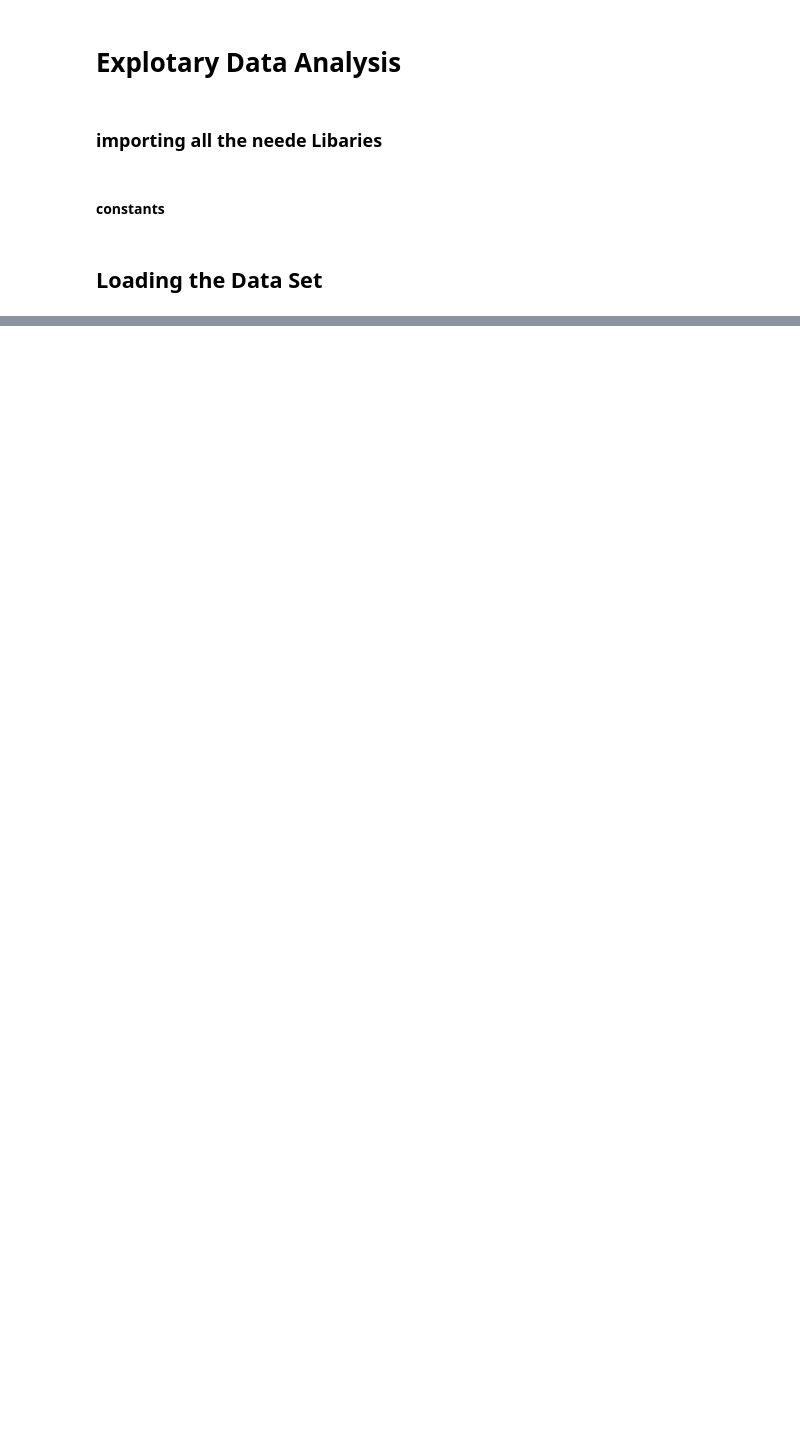
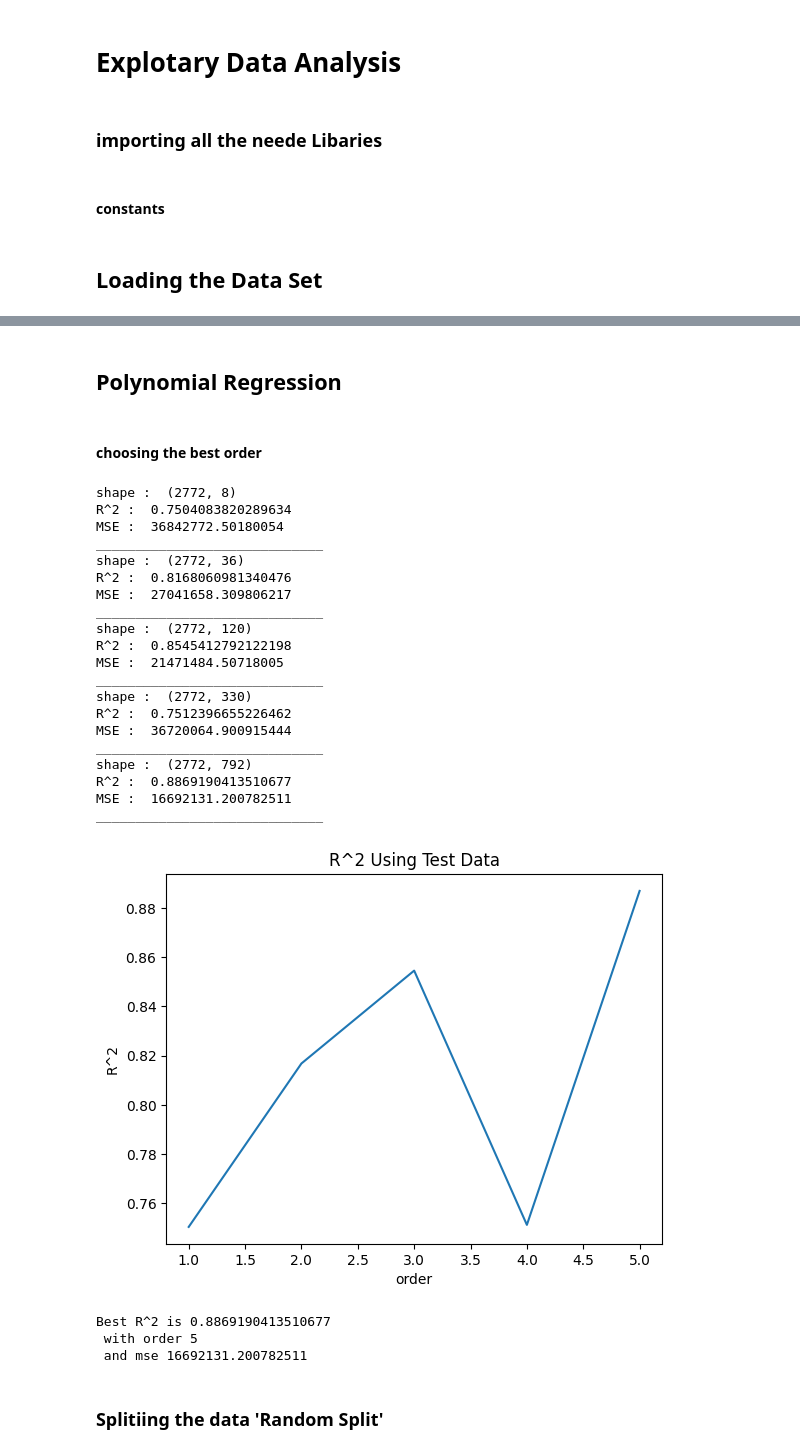
Before and after one commit to imadbenmadi/Medical-Insurance-Price-Prediction, a Jupyter notebook: notebooks/02_Modeling.ipynb, the cells around one changed output, grey strips where cells are left out. Drawn from its saved outputs; the diff is of its cells as text; code cells hidden in the pictures; blank space fills up the shorter version.

```diff
--- a/notebooks/02_Modeling.ipynb
+++ b/notebooks/02_Modeling.ipynb
@@ -26,0 +62,3 @@ df.head()
+# %%
+df.replace("yes",1,inplace=True)
+df.replace("no",0,inplace=True)
@@ -26,0 +67,8 @@ df.head()
+# %%
+lm = LinearRegression()
+x = df[['smoker']]
+y = df['charges']
+lm.fit(x, y)
+yhat = lm.predict(x)
+print('R2:', r2_score(y, yhat))
+print('MSE:', mean_squared_error(y, yhat))
@@ -26,0 +86,8 @@ df.head()
+# %%
+x = df[['age','male','female', 'bmi', 'no_of_children', 'smoker', 'region']]
+y = df['charges']
+lm.fit(x, y)
+yhat = lm.predict(x)
+print('R2:', r2_score(y, yhat))
+print('MSE:', mean_squared_error(y, yhat))
+# df.columns
@@ -26,0 +131,54 @@ df.head()
+# %% [markdown]
+## Polynomial Regression
+# %% [markdown]
+#### choosing the best order
+# %%
+lre = LinearRegression()
+r_scores = []
+mses = []
+order = [1, 2, 3, 4, 5]
+for n in order:
+    pr = PolynomialFeatures(degree=n)
+    x_pr = pr.fit_transform(x)
+    lre.fit(x_pr, y)
+    r_scores.append(lre.score(x_pr, y))
+    mses.append(mean_squared_error(y, lre.predict(x_pr)))
+    print("shape : ", x_pr.shape)
+    print("R^2 : ", lre.score(x_pr, y))
+    print("MSE : ", mean_squared_error(y, lre.predict(x_pr)))
+    print("_____________________________")
+plt.plot(order, r_scores)
+plt.xlabel('order')
+plt.ylabel('R^2')
+plt.title('R^2 Using Test Data')
+plt.show()
+max_mse = max(mses)
+max_r2 = max(r_scores)
+print(f"Best R^2 is {max_r2} \n with order {order[r_scores.index(max(r_scores))]} \n and mse {mses[r_scores.index(max(r_scores))]}")
+# %% [output]
+shape :  (2772, 8)
+R^2 :  0.7504083820289634
+MSE :  36842772.50180054
+_____________________________
+shape :  (2772, 36)
+R^2 :  0.8168060981340476
+MSE :  27041658.309806217
+_____________________________
+shape :  (2772, 120)
+R^2 :  0.8545412792122198
+MSE :  21471484.50718005
+_____________________________
+shape :  (2772, 330)
+R^2 :  0.7512396655226462
+MSE :  36720064.900915444
+_____________________________
+shape :  (2772, 792)
+R^2 :  0.8869190413510677
+MSE :  16692131.200782511
+_____________________________
+[figure, added]
+Best R^2 is 0.8869190413510677
+ with order 5
+ and mse 16692131.200782511
+# %% [markdown]
+### Splitiing the data 'Random Split'
```
Also changed, not shown: parts of 35 cells of this notebook, 1 other file.
